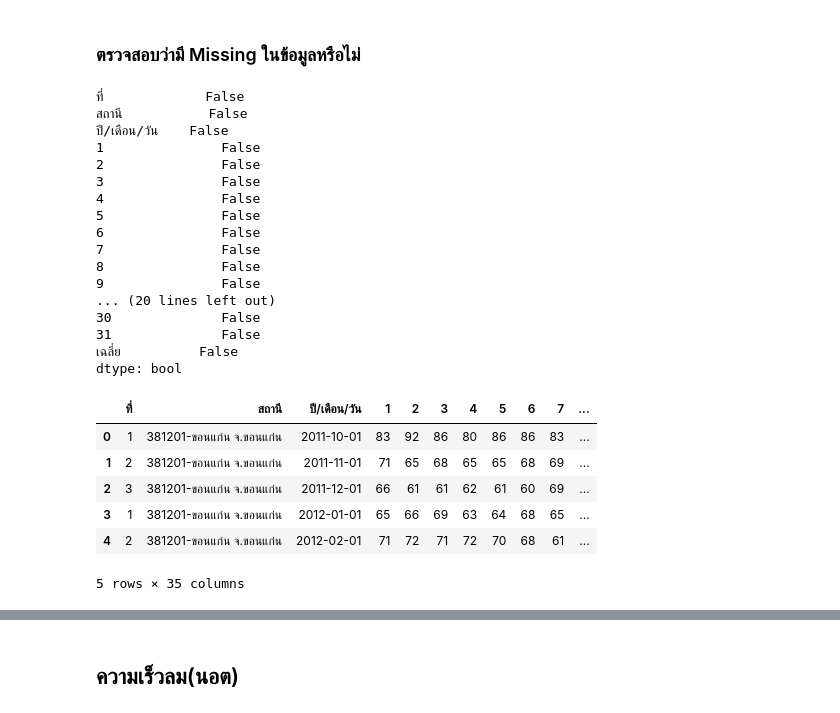
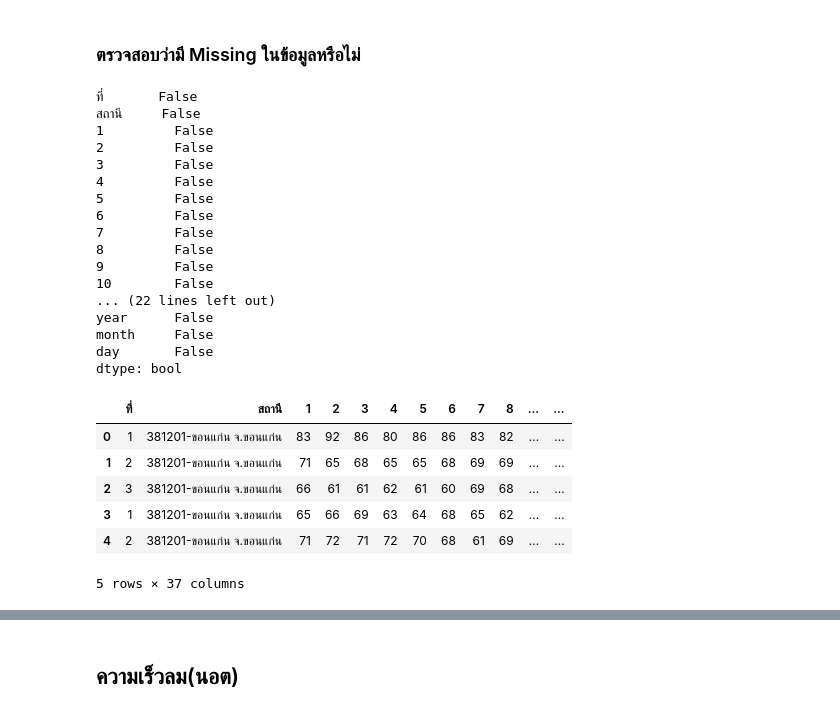
Before and after one commit to ThitipornJaiaue/BSC_DPDM23, a Jupyter notebook: midterm_bscdpdm23.ipynb, the cells around one changed output, grey strips where cells are left out. Drawn from its saved outputs; the diff is of its cells as text; code cells hidden in the pictures.

```diff
--- a/midterm_bscdpdm23.ipynb
+++ b/midterm_bscdpdm23.ipynb
@@ -446,0 +485,6 @@ kkn_humidity.head()
+# %%
+kkn_humidity['year'] = kkn_humidity['ปี/เดือน/วัน'].dt.year
+kkn_humidity['month'] = kkn_humidity['ปี/เดือน/วัน'].dt.month
+kkn_humidity['day'] = kkn_humidity['ปี/เดือน/วัน'].dt.day
+kkn_humidity = kkn_humidity.drop(['ปี/เดือน/วัน'], axis =1)
+kkn_humidity.head()
@@ -491,31 +565,32 @@ lei_humidity.head()
 # %% [markdown]
 ### ตรวจสอบว่ามี Missing ในข้อมูลหรือไม่
 # %%
+kkn_humidity=kkn_humidity.replace('-',np.NaN)
 print(kkn_humidity.isnull().any()) # เช็คค่าว่าง Null # true คือ มีค่าว่าง
 kkn_humidity.head()
 # %% [output]
-ที่             False
-สถานี           False
-ปี/เดือน/วัน    False
-1               False
-2               False
-3               False
-4               False
-5               False
-6               False
-7               False
-8               False
-9               False
-... (20 lines left out)
-30              False
-31              False
-เฉลี่ย          False
+ที่       False
+สถานี     False
+1         False
+2         False
+3         False
+4         False
+5         False
+6         False
+7         False
+8         False
+9         False
+10        False
+... (22 lines left out)
+year      False
+month     False
+day       False
 dtype: bool
-|  | ที่ | สถานี | ปี/เดือน/วัน | 1 | 2 | 3 | 4 | 5 | 6 | 7 | ... |
-| 0 | 1 | 381201-ขอนแก่น จ.ขอนแก่น | 2011-10-01 | 83 | 92 | 86 | 80 | 86 | 86 | 83 | ... |
-| 1 | 2 | 381201-ขอนแก่น จ.ขอนแก่น | 2011-11-01 | 71 | 65 | 68 | 65 | 65 | 68 | 69 | ... |
-| 2 | 3 | 381201-ขอนแก่น จ.ขอนแก่น | 2011-12-01 | 66 | 61 | 61 | 62 | 61 | 60 | 69 | ... |
-| 3 | 1 | 381201-ขอนแก่น จ.ขอนแก่น | 2012-01-01 | 65 | 66 | 69 | 63 | 64 | 68 | 65 | ... |
-| 4 | 2 | 381201-ขอนแก่น จ.ขอนแก่น | 2012-02-01 | 71 | 72 | 71 | 72 | 70 | 68 | 61 | ... |
+|  | ที่ | สถานี | 1 | 2 | 3 | 4 | 5 | 6 | 7 | 8 | ... | ... |
+| 0 | 1 | 381201-ขอนแก่น จ.ขอนแก่น | 83 | 92 | 86 | 80 | 86 | 86 | 83 | 82 | ... | ... |
+| 1 | 2 | 381201-ขอนแก่น จ.ขอนแก่น | 71 | 65 | 68 | 65 | 65 | 68 | 69 | 69 | ... | ... |
+| 2 | 3 | 381201-ขอนแก่น จ.ขอนแก่น | 66 | 61 | 61 | 62 | 61 | 60 | 69 | 68 | ... | ... |
+| 3 | 1 | 381201-ขอนแก่น จ.ขอนแก่น | 65 | 66 | 69 | 63 | 64 | 68 | 65 | 62 | ... | ... |
+| 4 | 2 | 381201-ขอนแก่น จ.ขอนแก่น | 71 | 72 | 71 | 72 | 70 | 68 | 61 | 69 | ... | ... |
-5 rows × 35 columns
+5 rows × 37 columns
 # %%
```
Also changed, not shown: parts of 154 cells of this notebook.
